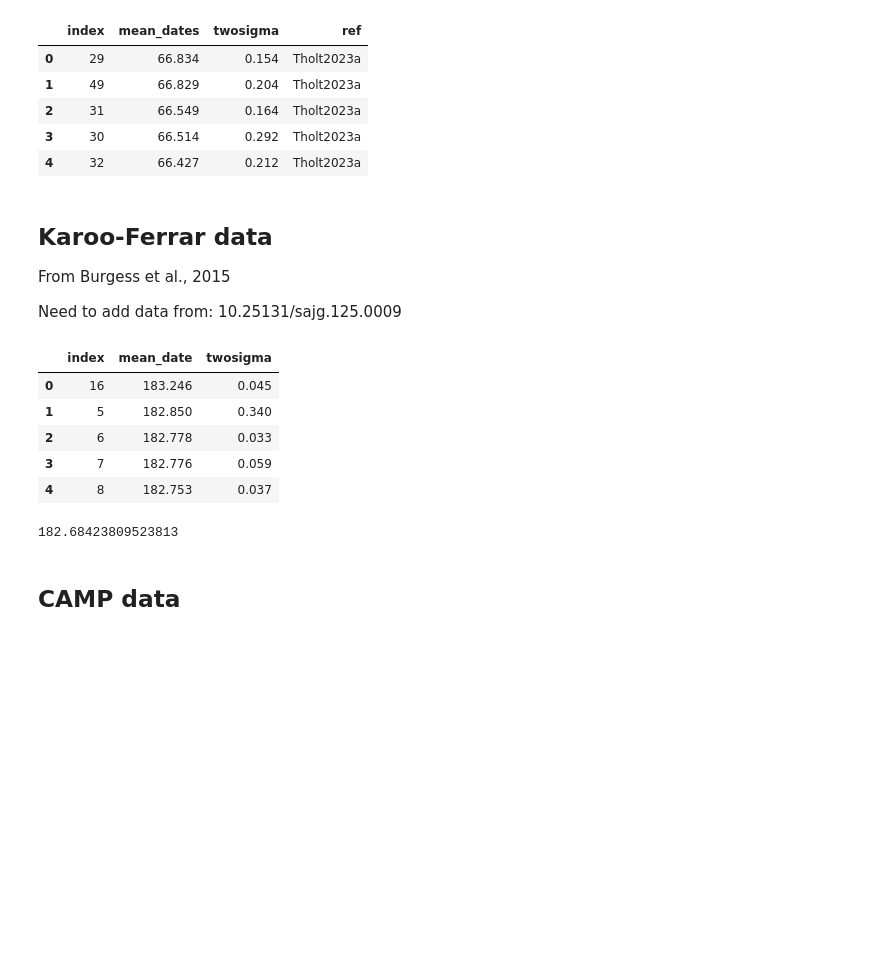
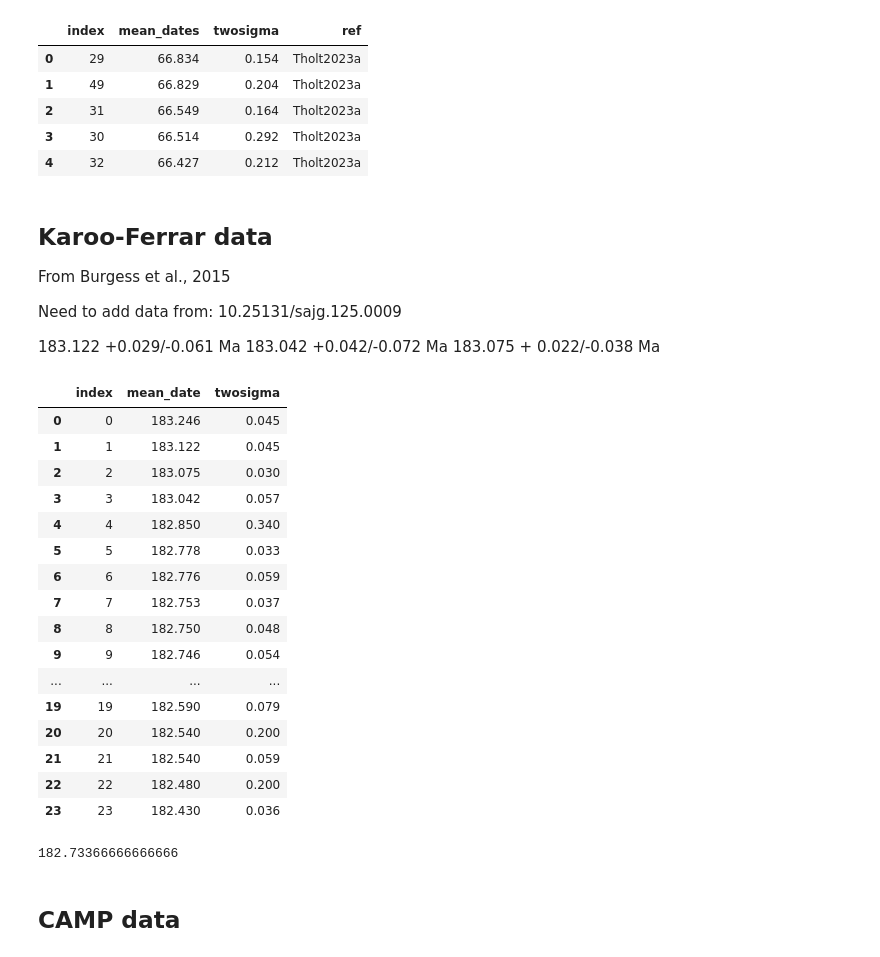
Before and after one commit to Swanson-Hysell-Group/LIP_duration, a Jupyter notebook: code/LIP_duration.ipynb, the cells around one changed output. Saved outputs shown, nothing was run; the diff lists cells and outputs as text; code cells hidden in the pictures; blank space fills up the shorter version.

```diff
--- a/code/LIP_duration.ipynb
+++ b/code/LIP_duration.ipynb
@@ -179,22 +171,64 @@ From Burgess et al., 2015
 
 Need to add data from:
 10.25131/sajg.125.0009
+
+183.122 +0.029/-0.061 Ma
+183.042 +0.042/-0.072 Ma
+183.075 + 0.022/-0.038 Ma
-# %%
-Burgess_2015 = pd.read_csv('../data/Burgess2015_dates.csv')
-Karoo_data = Burgess_2015.sort_values('mean_date',ascending=False)
-Karoo_data.reset_index(inplace=True)
-Karoo_data.head()
-# %% [output]
-|  | index | mean_date | twosigma |
-| 0 | 16 | 183.246 | 0.045 |
-| 1 | 5 | 182.850 | 0.340 |
-| 2 | 6 | 182.778 | 0.033 |
-| 3 | 7 | 182.776 | 0.059 |
-| 4 | 8 | 182.753 | 0.037 |
+# %%
+def add_asymmetric_dates(df):
+    """Add dates with asymmetric uncertainties expressed as mean of bounds.
+
+    Parameters
+    ----------
+    df : pd.DataFrame
+        Existing dataframe containing mean_date and twosigma.
+
+    Returns
+    -------
+    pd.DataFrame
+        Dataframe with new rows appended.
+    """
+    new_rows = [
+        {"mean_date": 183.122, "twosigma": (0.029 + 0.061) / 2},
+        {"mean_date": 183.042, "twosigma": (0.042 + 0.072) / 2},
+        {"mean_date": 183.075, "twosigma": (0.022 + 0.038) / 2},
+    ]
+
+    new_df = pd.DataFrame(new_rows)
+    df = pd.concat([df, new_df], ignore_index=True)
+    return df
+
+
+Burgess_2015 = pd.read_csv("../data/Burgess2015_dates.csv")
+Karoo_data = add_asymmetric_dates(Burgess_2015)
+Karoo_data = Karoo_data.sort_values("mean_date", ascending=False).reset_index(
+    drop=True
+)
+Karoo_data.reset_index(inplace=True)
+Karoo_data
+# %% [output]
+|  | index | mean_date | twosigma |
+| 0 | 0 | 183.246 | 0.045 |
+| 1 | 1 | 183.122 | 0.045 |
+| 2 | 2 | 183.075 | 0.030 |
+| 3 | 3 | 183.042 | 0.057 |
+| 4 | 4 | 182.850 | 0.340 |
+| 5 | 5 | 182.778 | 0.033 |
+| 6 | 6 | 182.776 | 0.059 |
+| 7 | 7 | 182.753 | 0.037 |
+| 8 | 8 | 182.750 | 0.048 |
+| 9 | 9 | 182.746 | 0.054 |
+| ... | ... | ... | ... |
+| 19 | 19 | 182.590 | 0.079 |
+| 20 | 20 | 182.540 | 0.200 |
+| 21 | 21 | 182.540 | 0.059 |
+| 22 | 22 | 182.480 | 0.200 |
+| 23 | 23 | 182.430 | 0.036 |
 # %%
 Karoo_data.mean_date.mean()
 # %% [output]
-182.68423809523813
+182.73366666666666
 # %% [markdown]
 ## CAMP data
 # %%
```
Also changed, not shown: parts of 3 cells of this notebook, 1 other file.
